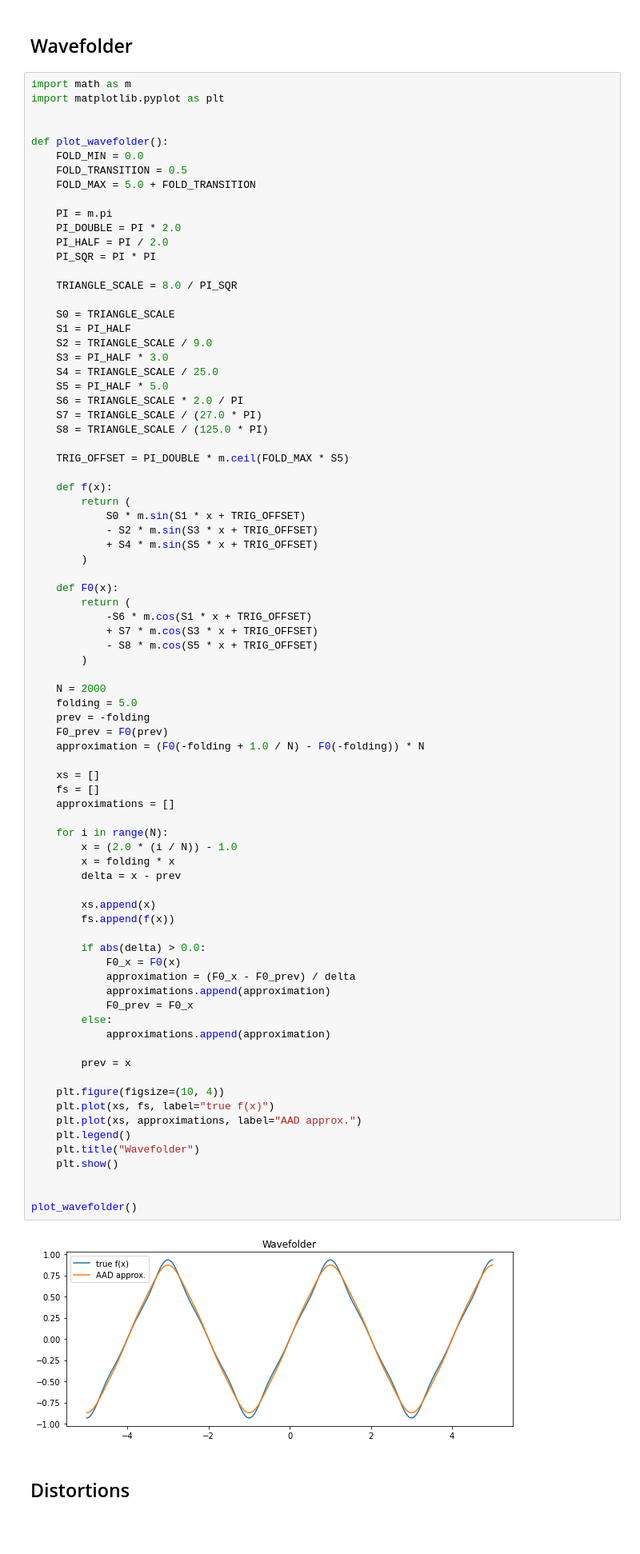
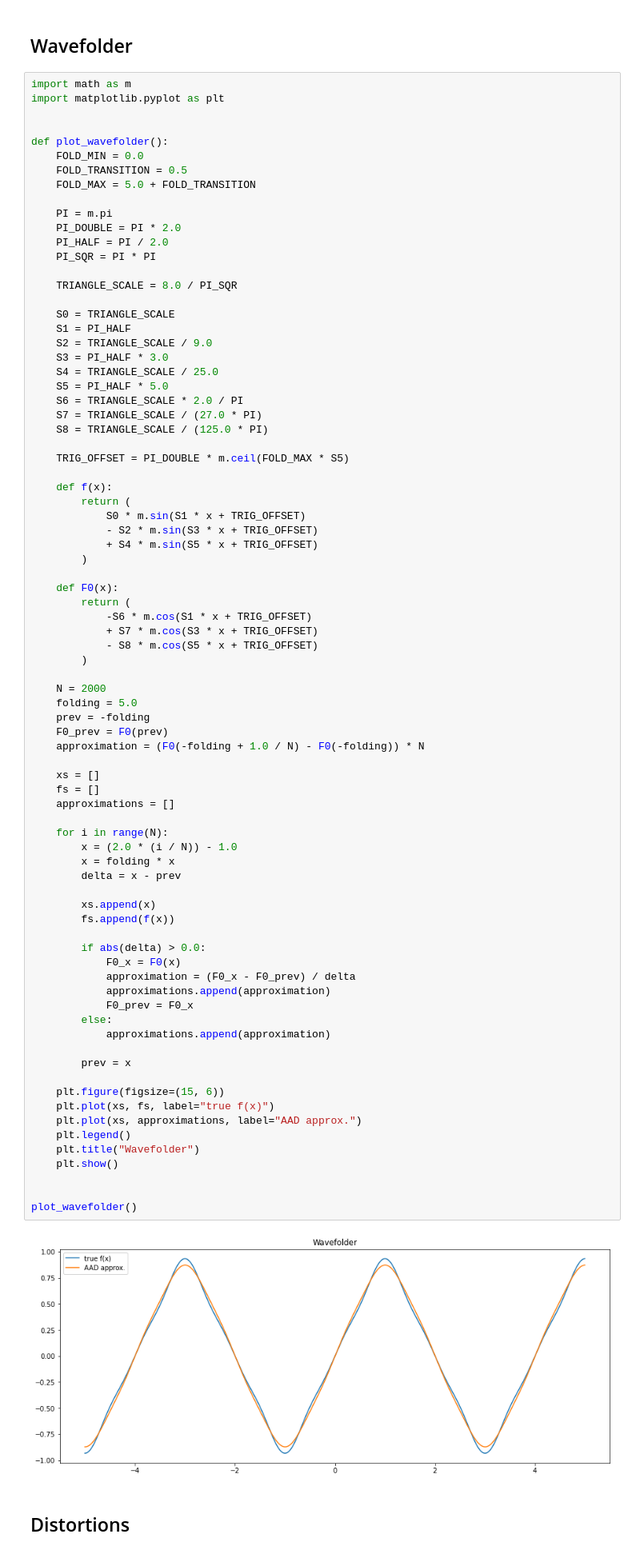
Before and after one commit to attilammagyar/js80p, a Jupyter notebook: doc/distortions.ipynb, the cells around one changed output. Shown at 80% size. Cells and saved outputs as stored; diff of their text form; blank space fills up the shorter version.

```diff
--- a/doc/distortions.ipynb
+++ b/doc/distortions.ipynb
@@ -59,35 +59,35 @@ def plot_wavefolder():
     fs = []
     approximations = []
 
     for i in range(N):
         x = (2.0 * (i / N)) - 1.0
         x = folding * x
         delta = x - prev
 
         xs.append(x)
         fs.append(f(x))
 
         if abs(delta) > 0.0:
             F0_x = F0(x)
             approximation = (F0_x - F0_prev) / delta
             approximations.append(approximation)
             F0_prev = F0_x
         else:
             approximations.append(approximation)
 
         prev = x
 
-    plt.figure(figsize=(10, 4))
+    plt.figure(figsize=(15, 6))
     plt.plot(xs, fs, label="true f(x)")
     plt.plot(xs, approximations, label="AAD approx.")
     plt.legend()
     plt.title("Wavefolder")
     plt.show()
 
 
 plot_wavefolder()
 # %% [output]
-[figure, old version]
+[figure, new version]
 # %% [markdown]
 Distortions
 -----------
```
Also changed, not shown: parts of 35 cells of this notebook, 14 other files.
